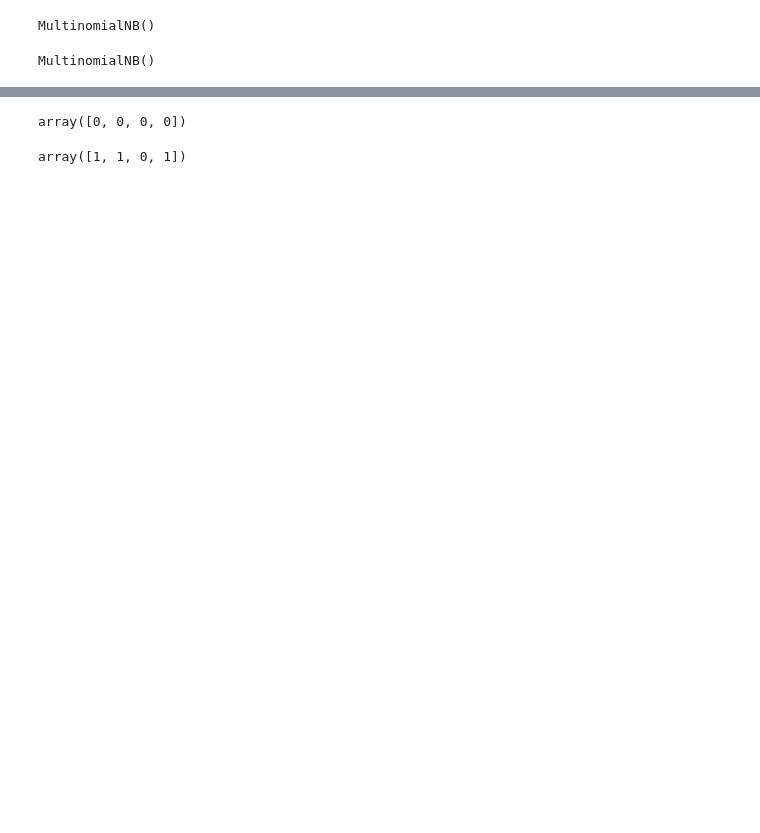
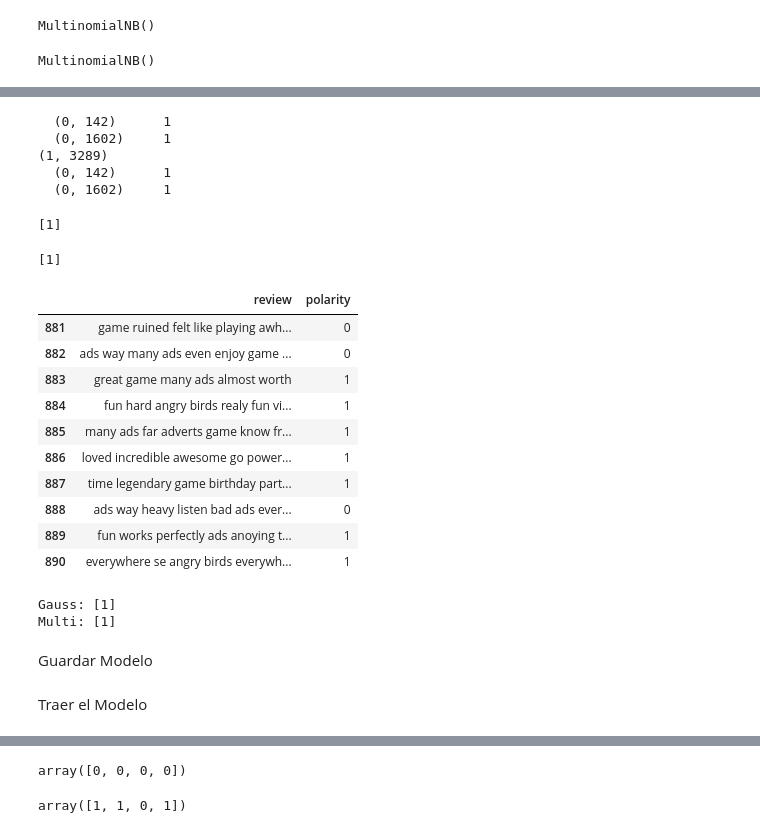
Before and after one commit to marfurt1/Naive-Bayes-Ana-Entrega, a Jupyter notebook: src/explore.ipynb, the cells around one changed output, grey strips where cells are left out. Drawn from its saved outputs; the diff is of its cells as text; code cells hidden in the pictures; blank space fills up the shorter version.

```diff
--- a/src/explore.ipynb
+++ b/src/explore.ipynb
@@ -214,6 +280,8 @@ polarity                                                    1
 Name: 675, dtype: object
 # %%
 df_interim = df.copy()
+# %%
+df_interim['review']=df_interim['review'].str.lower()
 # %%
 df_interim['review'] = df_interim['review'].apply(remove_stopwords)
 # %%
@@ -350,0 +480,48 @@ nb.score(X_test, y_test)
+# %%
+print(np.array(Z))
+print(Z.shape)
+print(Z)
+# %% [output]
+  (0, 142)      1
+  (0, 1602)     1
+(1, 3289)
+  (0, 142)      1
+  (0, 1602)     1
+# %%
+# Modelo GaussianNB
+print(clf.predict(Z.toarray()))
+# %% [output]
+[1]
+# %%
+# Modelo Multinomial
+print(clf_multinomial.predict(Z.toarray()))
+# %% [output]
+[1]
+# %%
+pd.set_option('display.max_colwidth', None)
+df.tail(10)
+# %% [output]
+|  | review | polarity |
+| 881 | game ruined felt like playing awh... | 0 |
+| 882 | ads way many ads even enjoy game ... | 0 |
+| 883 | great game many ads almost worth | 1 |
+| 884 | fun hard angry birds realy fun vi... | 1 |
+| 885 | many ads far adverts game know fr... | 1 |
+| 886 | loved incredible awesome go power... | 1 |
+| 887 | time legendary game birthday part... | 1 |
+| 888 | ads way heavy listen bad ads ever... | 0 |
+| 889 | fun works perfectly ads anoying t... | 1 |
+| 890 | everywhere se angry birds everywh... | 1 |
+# %%
+Z2 = vectorizer.transform(['I do not like this app'])
+
+# Modelo GaussianNB
+print(f"Gauss: {clf.predict(Z2.toarray())}")
+
+# Modelo Multinomial
+print(f"Multi: {clf_multinomial.predict(Z2.toarray())}")
+# %% [output]
+Gauss: [1]
+Multi: [1]
+# %% [markdown]
+Guardar Modelo
@@ -350,0 +530,2 @@ nb.score(X_test, y_test)
+# %% [markdown]
+Traer el Modelo
```
Also changed, not shown: parts of 41 cells of this notebook, 2 other files.
